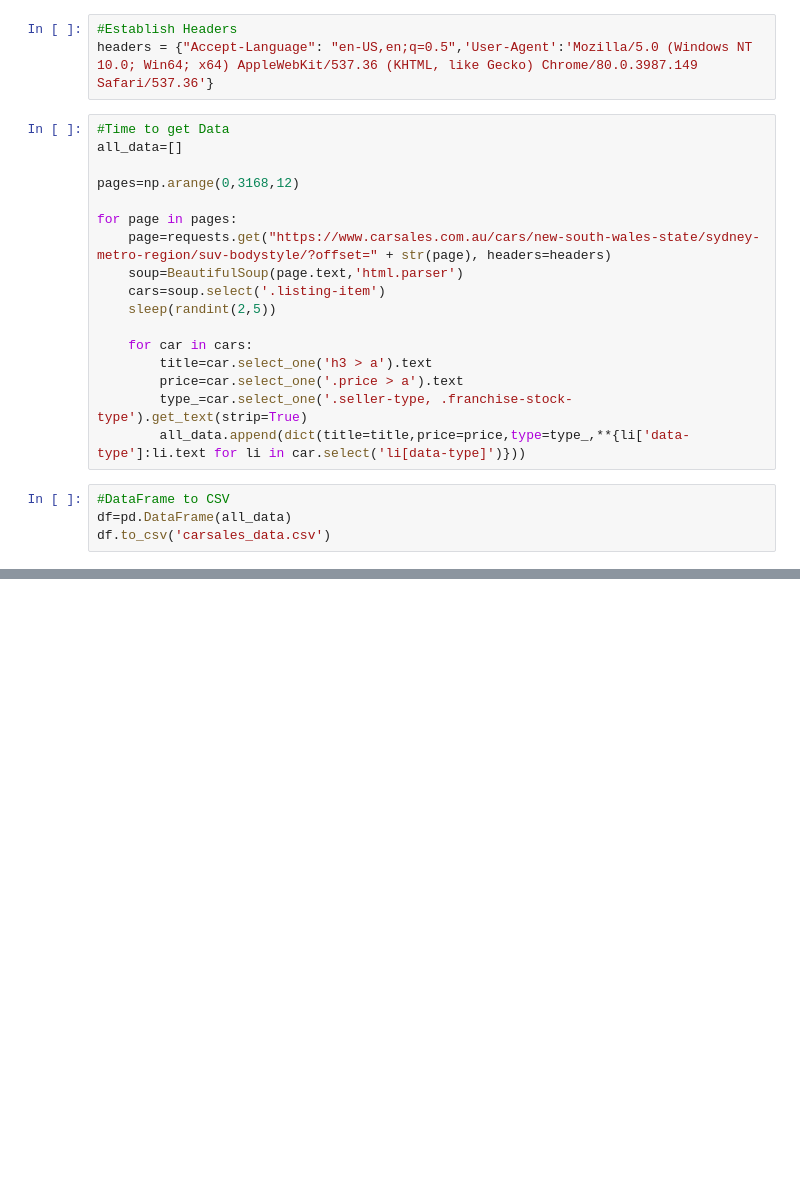
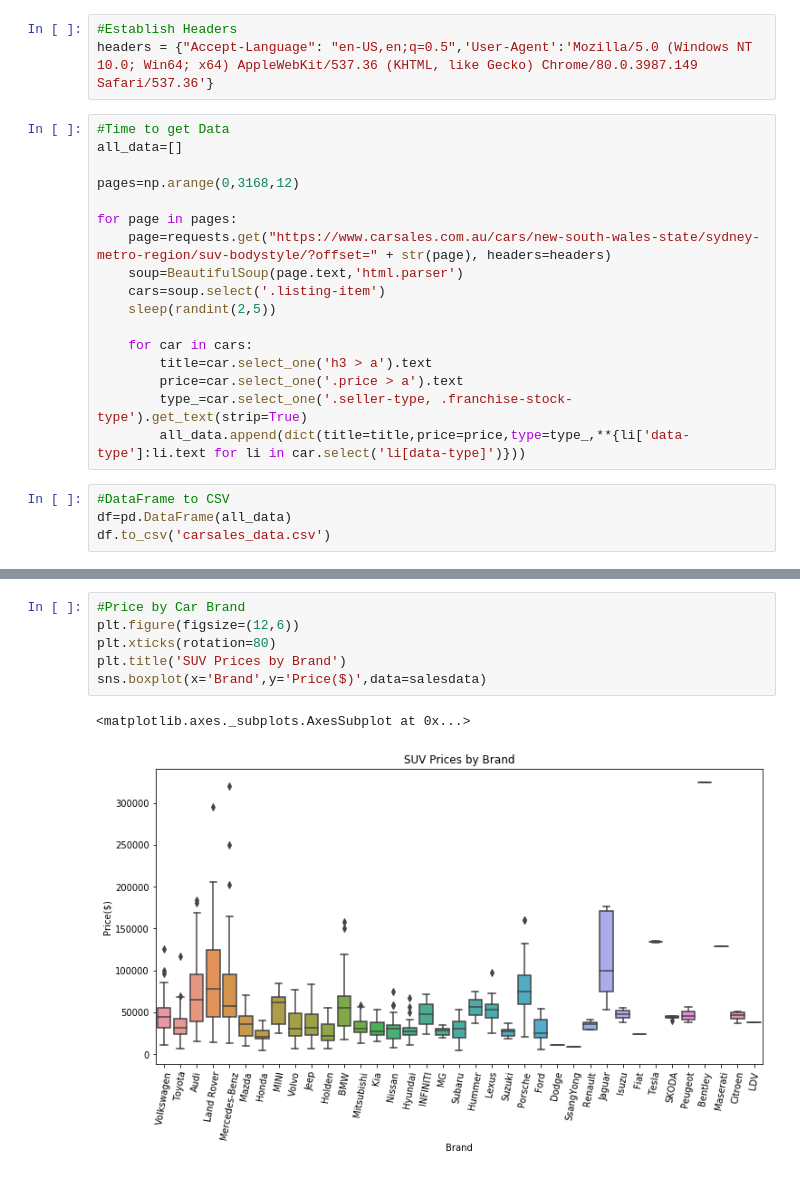
Before and after one commit to jacobpalinski/SUV-s-for-Sale, a Jupyter notebook: Sydney SUV prices.ipynb, the cells around one changed output, grey strips where cells are left out. Saved outputs shown, nothing was run; the diff lists cells and outputs as text; blank space fills up the shorter version.

```diff
--- a/Sydney SUV prices.ipynb
+++ b/Sydney SUV prices.ipynb
@@ -33,0 +261,9 @@ df.to_csv('carsales_data.csv')
+# %%
+#Price by Car Brand
+plt.figure(figsize=(12,6))
+plt.xticks(rotation=80)
+plt.title('SUV Prices by Brand')
+sns.boxplot(x='Brand',y='Price($)',data=salesdata)
+# %% [output]
+<matplotlib.axes._subplots.AxesSubplot at 0x...>
+[figure, added]
```
Also changed, not shown: parts of 36 cells of this notebook.
